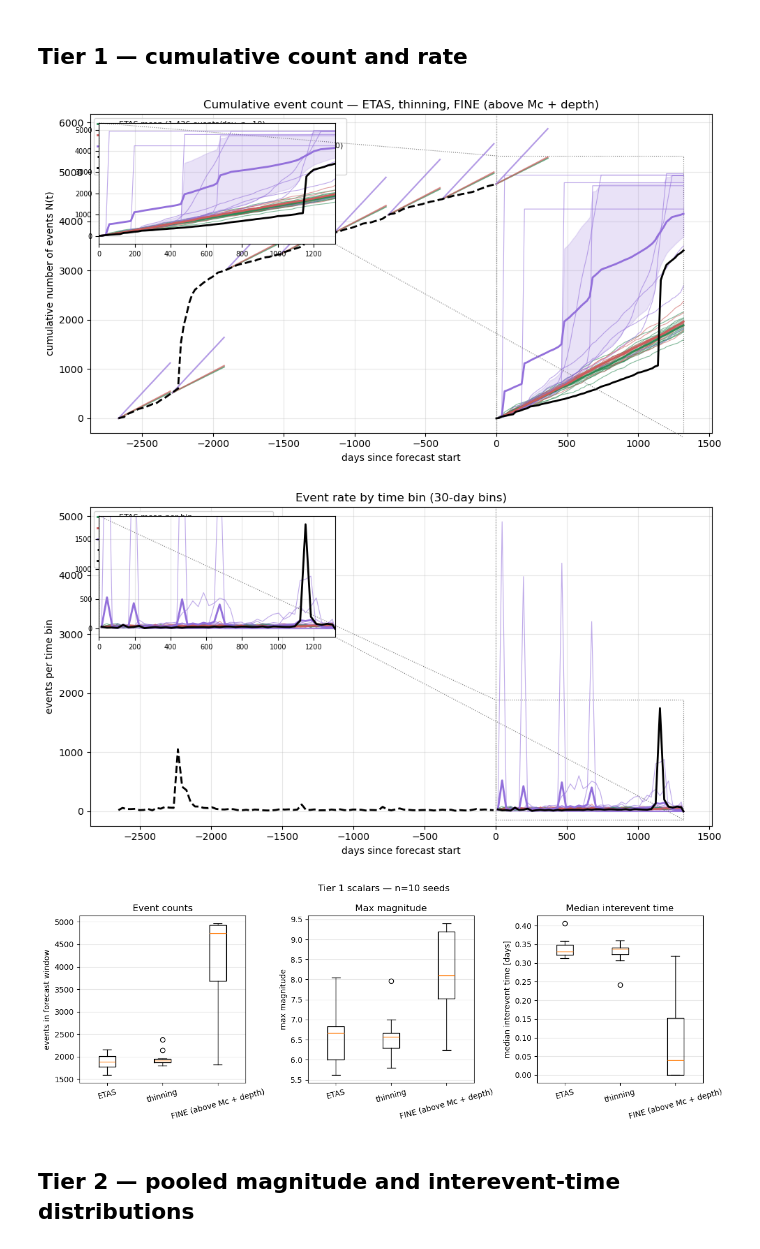
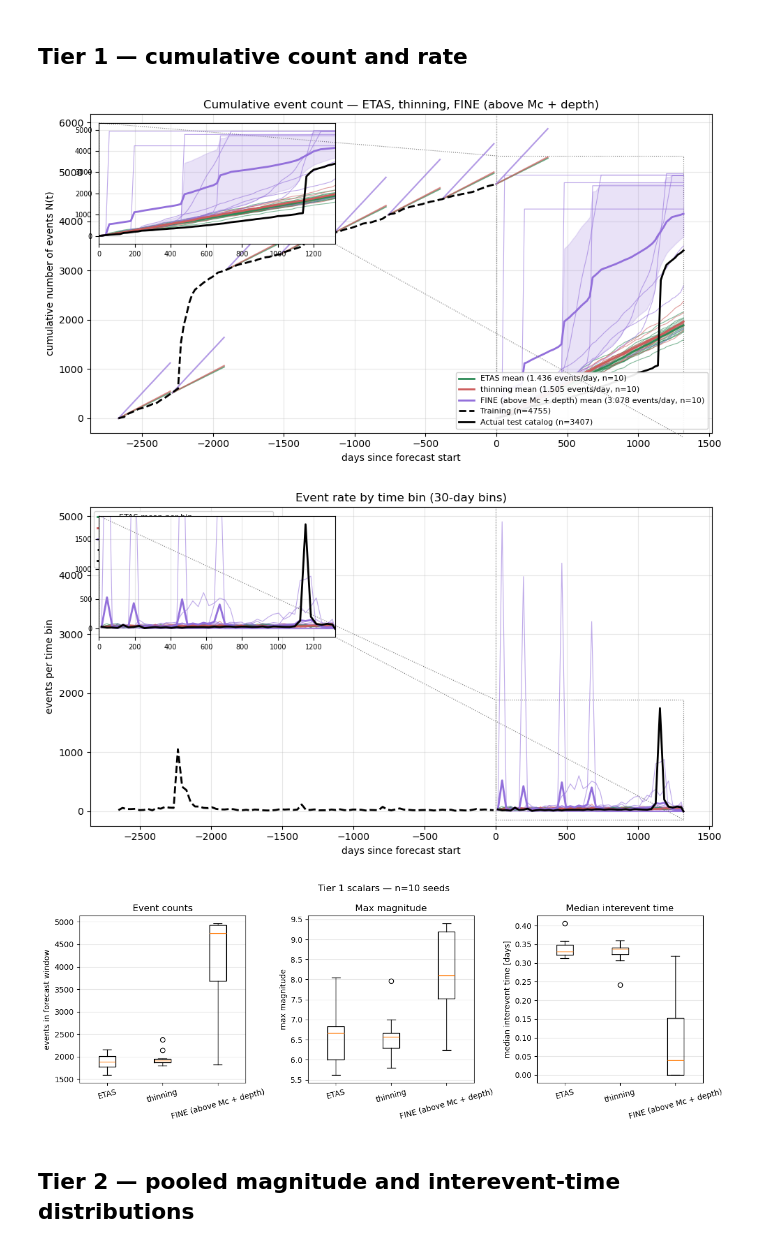
Before and after one commit to Ner-Ber/etas_edits, a Jupyter notebook: notebooks/compare_thinning_vs_thinning_magnet_ensemble.ipynb, the cells around one changed output. Saved outputs shown, nothing was run; the diff lists cells and outputs as text; code cells hidden in the pictures.

```diff
--- a/notebooks/compare_thinning_vs_thinning_magnet_ensemble.ipynb
+++ b/notebooks/compare_thinning_vs_thinning_magnet_ensemble.ipynb
@@ -555,7 +555,6 @@ ax.set_xlabel("days since forecast start")
 ax.set_ylabel("cumulative number of events N(t)")
 ax.set_title(f"Cumulative event count — {', '.join(METHOD_LABELS[m] for m in methods)}")
 ax.grid(True, alpha=0.3)
-ax.legend(fontsize=8)
 add_test_window_inset(
     ax,
     forecast_days,
@@ -572,6 +571,7 @@ add_test_window_inset(
     ),
     ylims=cum_test_ylims,
 )
+ax.legend(fontsize=8, loc="lower right", framealpha=0.92)
 fig.tight_layout()
 show_fig(fig)
 
@@ -637,34 +637,34 @@ fig.tight_layout()
 show_fig(fig)
 
 # Scalar boxplots
 n_panels = 3
 fig, axes = plt.subplots(1, n_panels, figsize=(4.2 * n_panels, 4.5))
 count_series = [paired_metrics[f"{m}_n_events"] for m in methods]
 axes[0].boxplot(count_series, tick_labels=[METHOD_LABELS[m] for m in methods])
 axes[0].set_ylabel("events in forecast window")
 axes[0].set_title("Event counts")
 axes[0].tick_params(axis="x", rotation=15)
 axes[0].grid(True, alpha=0.3, axis="y")
 
 max_m_series = [paired_metrics[f"{m}_max_magnitude"] for m in methods]
 axes[1].boxplot(max_m_series, tick_labels=[METHOD_LABELS[m] for m in methods])
 axes[1].set_ylabel("max magnitude")
 axes[1].set_title("Max magnitude")
 axes[1].tick_params(axis="x", rotation=15)
 axes[1].grid(True, alpha=0.3, axis="y")
 
 iet_series = [paired_metrics[f"{m}_median_iet_days"] for m in methods]
 axes[2].boxplot(iet_series, tick_labels=[METHOD_LABELS[m] for m in methods])
 axes[2].set_ylabel("median interevent time [days]")
 axes[2].set_title("Median interevent time")
 axes[2].tick_params(axis="x", rotation=15)
 axes[2].grid(True, alpha=0.3, axis="y")
 
 fig.suptitle(f"Tier 1 scalars — n={len(selected_seeds)} seeds", fontsize=12)
 fig.tight_layout()
 show_fig(fig)
 # %% [output]
-[figure, old version]
+[figure, new version]
 [figure]
 [figure]
 # %% [markdown]
```
Also changed, not shown: parts of 1 cell of this notebook, 1 other file.
